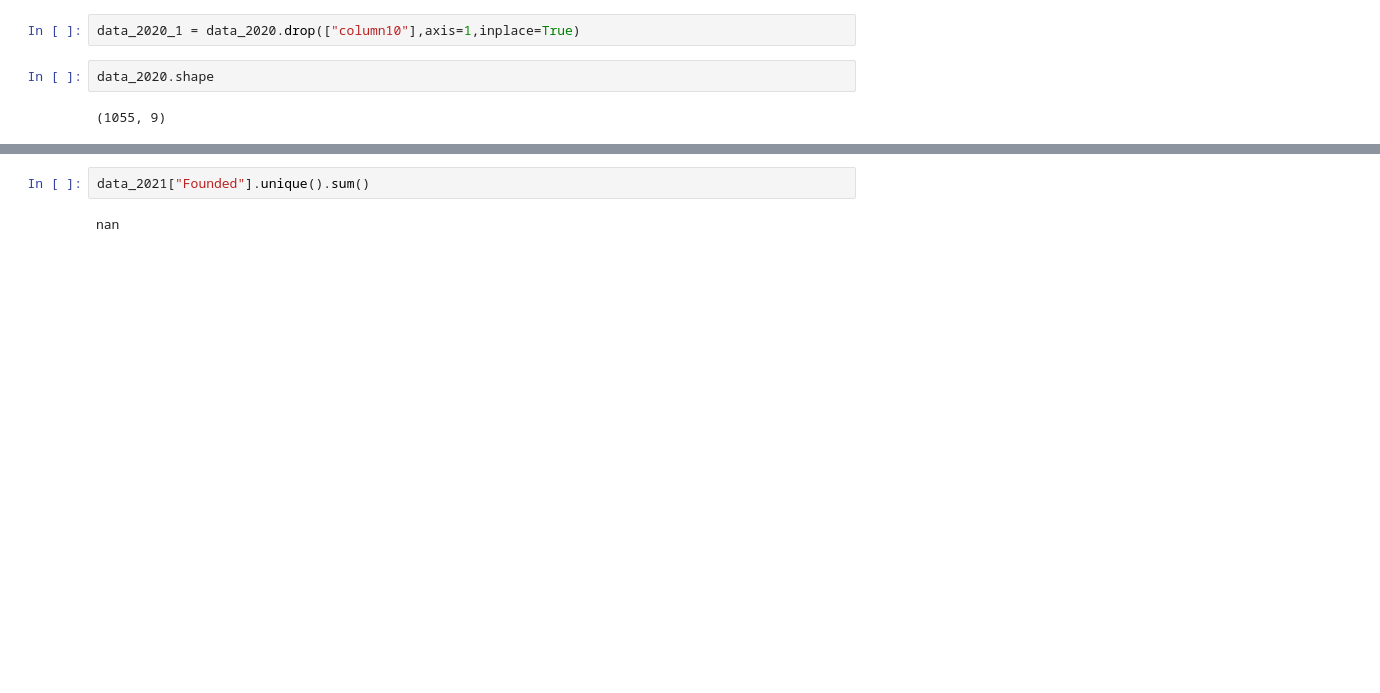
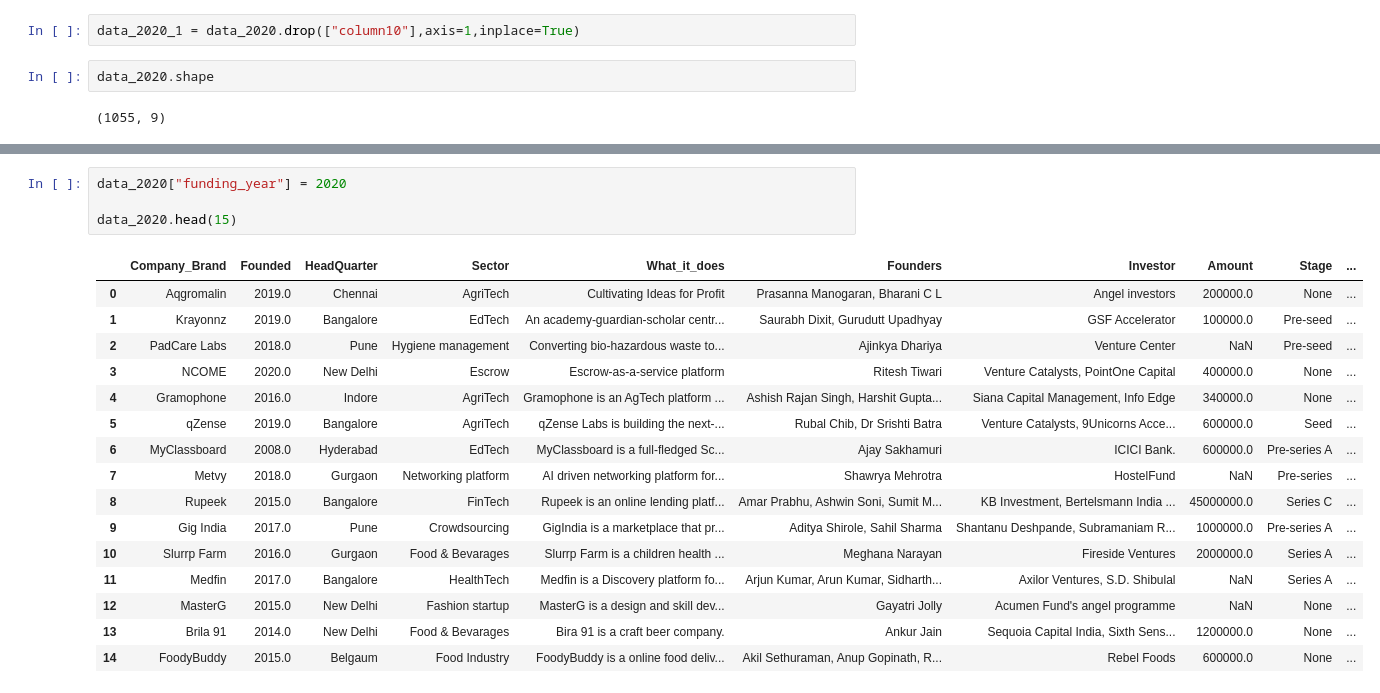
Before and after one commit to Safowaa/India-Start-Up-Funding-Data-Analysis, a Jupyter notebook: Main.ipynb, the cells around one changed output, grey strips where cells are left out. Drawn from its saved outputs; the diff is of its cells as text; blank space fills up the shorter version.

```diff
--- a/Main.ipynb
+++ b/Main.ipynb
@@ -293,7 +351,24 @@ data_2021.head(15)
 | 12 | MyDentalPlan | 2014.0 | Bangalore | Helathcare | My Dental Plan provides dental ca... | Dr Mohender Narula, Dr AnandKrish... | Safe Planet Medicare | $700,000 | Seed | ... |
 | 13 | Freyr Energy | 2014.0 | Hyderabad | Renewable Energy | Freyr Energy is a company that pr... | Radhika Choudary, Saurabh Marda | Impact Partners, C4D Partners | $2,000,000 | None | ... |
 | 14 | DealShare | 2018.0 | Jaipur | E-commerce | DealShare is a Social Commerce St... | Sankar Bora, Sourjyendu Medda, Vi... | Tiger Global Management, InnoVen ... | $9,000,000 | None | ... |
-# %%
-data_2021["Founded"].unique().sum()
-# %% [output]
-nan
+# %%
+data_2020["funding_year"] = 2020
+
+data_2020.head(15)
+# %% [output]
+|  | Company_Brand | Founded | HeadQuarter | Sector | What_it_does | Founders | Investor | Amount | Stage | ... |
+| 0 | Aqgromalin | 2019.0 | Chennai | AgriTech | Cultivating Ideas for Profit | Prasanna Manogaran, Bharani C L | Angel investors | 200000.0 | None | ... |
+| 1 | Krayonnz | 2019.0 | Bangalore | EdTech | An academy-guardian-scholar centr... | Saurabh Dixit, Gurudutt Upadhyay | GSF Accelerator | 100000.0 | Pre-seed | ... |
+| 2 | PadCare Labs | 2018.0 | Pune | Hygiene management | Converting bio-hazardous waste to... | Ajinkya Dhariya | Venture Center | NaN | Pre-seed | ... |
+| 3 | NCOME | 2020.0 | New Delhi | Escrow | Escrow-as-a-service platform | Ritesh Tiwari | Venture Catalysts, PointOne Capital | 400000.0 | None | ... |
+| 4 | Gramophone | 2016.0 | Indore | AgriTech | Gramophone is an AgTech platform ... | Ashish Rajan Singh, Harshit Gupta... | Siana Capital Management, Info Edge | 340000.0 | None | ... |
+| 5 | qZense | 2019.0 | Bangalore | AgriTech | qZense Labs is building the next-... | Rubal Chib, Dr Srishti Batra | Venture Catalysts, 9Unicorns Acce... | 600000.0 | Seed | ... |
+| 6 | MyClassboard | 2008.0 | Hyderabad | EdTech | MyClassboard is a full-fledged Sc... | Ajay Sakhamuri | ICICI Bank. | 600000.0 | Pre-series A | ... |
+| 7 | Metvy | 2018.0 | Gurgaon | Networking platform | AI driven networking platform for... | Shawrya Mehrotra | HostelFund | NaN | Pre-series | ... |
+| 8 | Rupeek | 2015.0 | Bangalore | FinTech | Rupeek is an online lending platf... | Amar Prabhu, Ashwin Soni, Sumit M... | KB Investment, Bertelsmann India ... | 45000000.0 | Series C | ... |
+| 9 | Gig India | 2017.0 | Pune | Crowdsourcing | GigIndia is a marketplace that pr... | Aditya Shirole, Sahil Sharma | Shantanu Deshpande, Subramaniam R... | 1000000.0 | Pre-series A | ... |
+| 10 | Slurrp Farm | 2016.0 | Gurgaon | Food & Bevarages | Slurrp Farm is a children health ... | Meghana Narayan | Fireside Ventures | 2000000.0 | Series A | ... |
+| 11 | Medfin | 2017.0 | Bangalore | HealthTech | Medfin is a Discovery platform fo... | Arjun Kumar, Arun Kumar, Sidharth... | Axilor Ventures, S.D. Shibulal | NaN | Series A | ... |
+| 12 | MasterG | 2015.0 | New Delhi | Fashion startup | MasterG is a design and skill dev... | Gayatri Jolly | Acumen Fund's angel programme | NaN | None | ... |
+| 13 | Brila 91 | 2014.0 | New Delhi | Food & Bevarages | Bira 91 is a craft beer company. | Ankur Jain | Sequoia Capital India, Sixth Sens... | 1200000.0 | None | ... |
+| 14 | FoodyBuddy | 2015.0 | Belgaum | Food Industry | FoodyBuddy is a online food deliv... | Akil Sethuraman, Anup Gopinath, R... | Rebel Foods | 600000.0 | None | ... |
```
Also changed, not shown: parts of 29 cells of this notebook.
